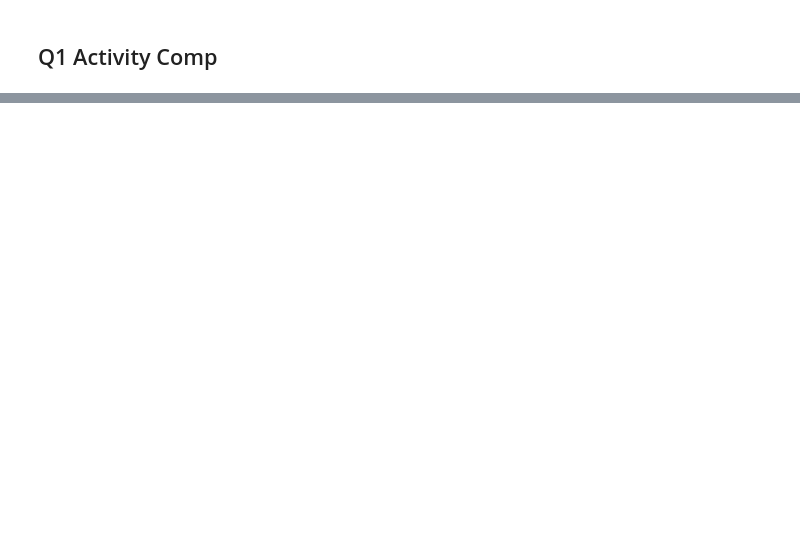
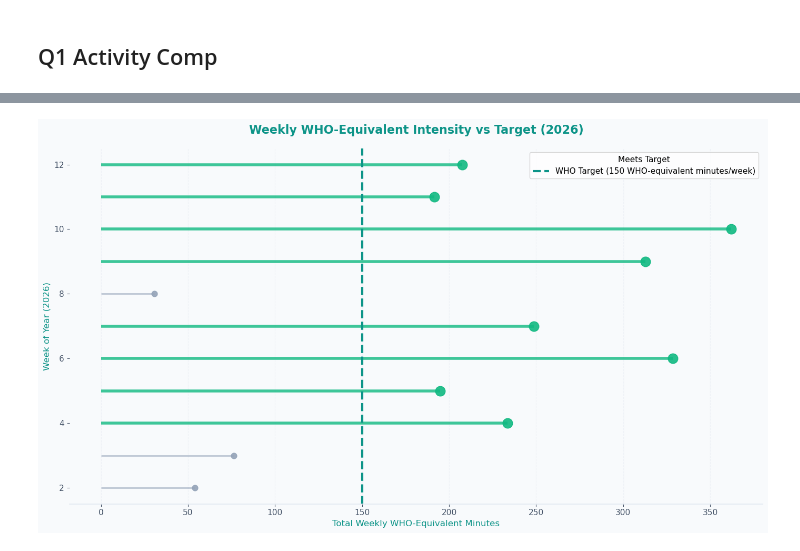
Before and after one commit to itzi97/DV_Python, a Jupyter notebook: data_viz_notebook.ipynb, the cells around one changed output, grey strips where cells are left out. Saved outputs shown, nothing was run; the diff lists cells and outputs as text; code cells hidden in the pictures; blank space fills up the shorter version.

```diff
--- a/data_viz_notebook.ipynb
+++ b/data_viz_notebook.ipynb
@@ -319,0 +516,48 @@ Name: count, dtype: int64
+# %%
+import matplotlib.pyplot as plt
+import seaborn as sns
+import pandas as pd
+
+# Filter to 2026 only, use WHO_equiv
+weekly_intensity_2026 = df[df["Year"] == 2026].groupby(["Year", "Week"], as_index=False)["WHO_equiv"].sum()
+weekly_intensity_2026["Enough"] = weekly_intensity_2026["WHO_equiv"] >= 150
+
+fig, ax = plt.subplots(figsize=(14, 8), facecolor="#f8fafc")
+
+# Dots first: green for success, gray for failure
+for idx, row in weekly_intensity_2026.iterrows():
+    color = "#10b981" if row["Enough"] else "#94a3b8"
+    size = 180 if row["Enough"] else 60
+    ax.scatter(row["WHO_equiv"], row["Week"],
+               s=size, color=color, alpha=0.9, zorder=3)
+
+# Lines: thick green for success, medium gray for failure
+for idx, row in weekly_intensity_2026.iterrows():
+    line_color = "#10b981" if row["Enough"] else "#94a3b8"
+    line_width = 4 if row["Enough"] else 2
+    alpha = 0.8 if row["Enough"] else 0.6
+
+    ax.hlines(y=row["Week"], xmin=0, xmax=row["WHO_equiv"],
+              color=line_color, linewidth=line_width, alpha=alpha)
+
+# WHO target
+ax.axvline(150, color="#0d9488", lw=3, ls="--",
+           label="WHO Target (150 WHO-equivalent minutes/week)")
+
+# Theme
+ax.set_facecolor("#f8fafc")
+ax.tick_params(colors="#475569")
+sns.despine(ax=ax, left=True)
+ax.spines['bottom'].set_color('#e2e8f0')
+ax.grid(axis="x", alpha=0.4, color="#e2e8f0")
+
+ax.set_xlabel("Total Weekly WHO-Equivalent Minutes", fontsize=12, color="#0d9488")
+ax.set_ylabel("Week of Year (2026)", fontsize=12, color="#0d9488")
+ax.set_title("Weekly WHO-Equivalent Intensity vs Target (2026)",
+             fontsize=16, fontweight="bold", color="#0d9488", pad=20)
+ax.legend(title="Meets Target", loc="upper right")
+
+plt.tight_layout()
+plt.show()
+# %% [output]
+[figure, added]
```
Also changed, not shown: parts of 13 cells of this notebook, 1 other file.
